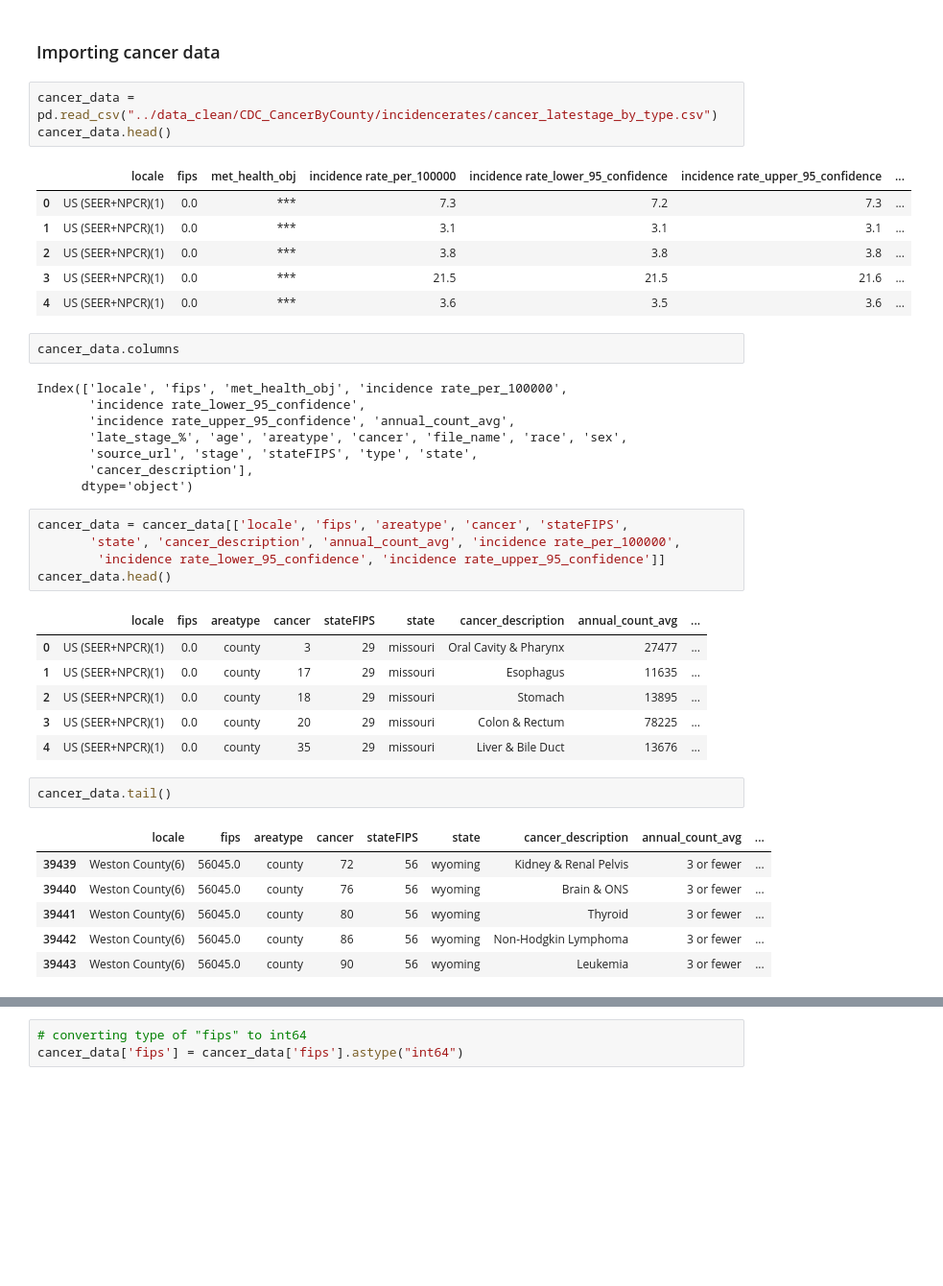
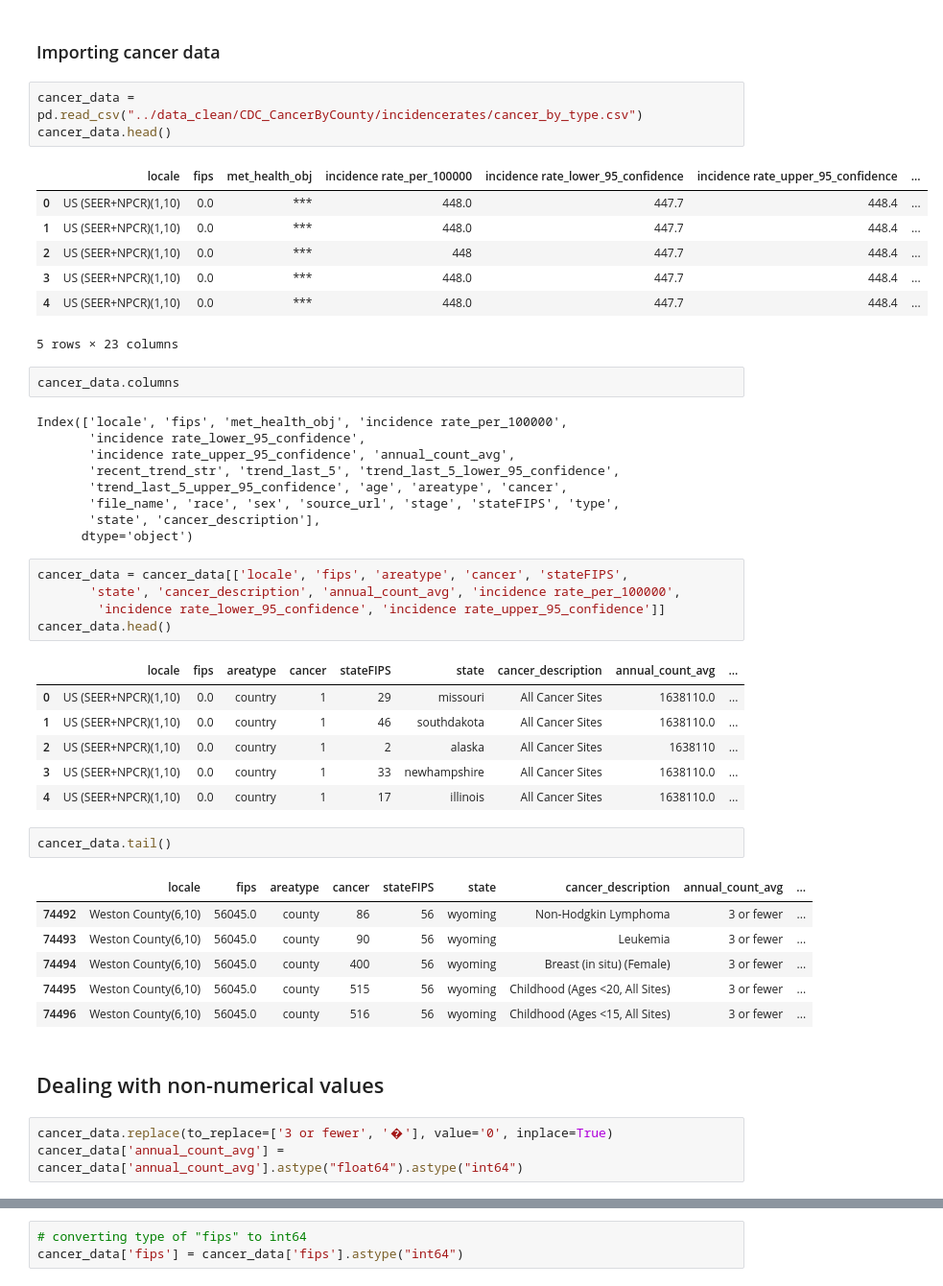
Before and after one commit to Merrel/Cancer-Industry-Dashboard, a Jupyter notebook: feature_analysis/Joining_Cancer_Industry_datasets.ipynb, the cells around one changed output, grey strips where cells are left out. Shown at 96% size. Drawn from its saved outputs; the diff is of its cells as text; blank space fills up the shorter version.

```diff
--- a/feature_analysis/Joining_Cancer_Industry_datasets.ipynb
+++ b/feature_analysis/Joining_Cancer_Industry_datasets.ipynb
@@ -5,24 +6,26 @@ import pandas as pd
 # %% [markdown]
 ### Importing cancer data
 # %%
-cancer_data = pd.read_csv("../data_clean/CDC_CancerByCounty/incidencerates/cancer_latestage_by_type.csv")
+cancer_data = pd.read_csv("../data_clean/CDC_CancerByCounty/incidencerates/cancer_by_type.csv")
 cancer_data.head()
 # %% [output]
 |  | locale | fips | met_health_obj | incidence rate_per_100000 | incidence rate_lower_95_confidence | incidence rate_upper_95_confidence | ... |
-| 0 | US (SEER+NPCR)(1) | 0.0 | *** | 7.3 | 7.2 | 7.3 | ... |
-| 1 | US (SEER+NPCR)(1) | 0.0 | *** | 3.1 | 3.1 | 3.1 | ... |
-| 2 | US (SEER+NPCR)(1) | 0.0 | *** | 3.8 | 3.8 | 3.8 | ... |
-| 3 | US (SEER+NPCR)(1) | 0.0 | *** | 21.5 | 21.5 | 21.6 | ... |
-| 4 | US (SEER+NPCR)(1) | 0.0 | *** | 3.6 | 3.5 | 3.6 | ... |
+| 0 | US (SEER+NPCR)(1,10) | 0.0 | *** | 448.0 | 447.7 | 448.4 | ... |
+| 1 | US (SEER+NPCR)(1,10) | 0.0 | *** | 448.0 | 447.7 | 448.4 | ... |
+| 2 | US (SEER+NPCR)(1,10) | 0.0 | *** | 448 | 447.7 | 448.4 | ... |
+| 3 | US (SEER+NPCR)(1,10) | 0.0 | *** | 448.0 | 447.7 | 448.4 | ... |
+| 4 | US (SEER+NPCR)(1,10) | 0.0 | *** | 448.0 | 447.7 | 448.4 | ... |
+5 rows × 23 columns
 # %%
 cancer_data.columns
 # %% [output]
 Index(['locale', 'fips', 'met_health_obj', 'incidence rate_per_100000',
        'incidence rate_lower_95_confidence',
        'incidence rate_upper_95_confidence', 'annual_count_avg',
-       'late_stage_%', 'age', 'areatype', 'cancer', 'file_name', 'race', 'sex',
-       'source_url', 'stage', 'stateFIPS', 'type', 'state',
-       'cancer_description'],
+       'recent_trend_str', 'trend_last_5', 'trend_last_5_lower_95_confidence',
+       'trend_last_5_upper_95_confidence', 'age', 'areatype', 'cancer',
+       'file_name', 'race', 'sex', 'source_url', 'stage', 'stateFIPS', 'type',
+       'state', 'cancer_description'],
       dtype='object')
 # %%
 cancer_data = cancer_data[['locale', 'fips', 'areatype', 'cancer', 'stateFIPS',
@@ -31,17 +34,22 @@ cancer_data = cancer_data[['locale', 'fips', 'areatype', 'cancer', 'stateFIPS',
 cancer_data.head()
 # %% [output]
 |  | locale | fips | areatype | cancer | stateFIPS | state | cancer_description | annual_count_avg | ... |
-| 0 | US (SEER+NPCR)(1) | 0.0 | county | 3 | 29 | missouri | Oral Cavity & Pharynx | 27477 | ... |
-| 1 | US (SEER+NPCR)(1) | 0.0 | county | 17 | 29 | missouri | Esophagus | 11635 | ... |
-| 2 | US (SEER+NPCR)(1) | 0.0 | county | 18 | 29 | missouri | Stomach | 13895 | ... |
-| 3 | US (SEER+NPCR)(1) | 0.0 | county | 20 | 29 | missouri | Colon & Rectum | 78225 | ... |
-| 4 | US (SEER+NPCR)(1) | 0.0 | county | 35 | 29 | missouri | Liver & Bile Duct | 13676 | ... |
+| 0 | US (SEER+NPCR)(1,10) | 0.0 | country | 1 | 29 | missouri | All Cancer Sites | 1638110.0 | ... |
+| 1 | US (SEER+NPCR)(1,10) | 0.0 | country | 1 | 46 | southdakota | All Cancer Sites | 1638110.0 | ... |
+| 2 | US (SEER+NPCR)(1,10) | 0.0 | country | 1 | 2 | alaska | All Cancer Sites | 1638110 | ... |
+| 3 | US (SEER+NPCR)(1,10) | 0.0 | country | 1 | 33 | newhampshire | All Cancer Sites | 1638110.0 | ... |
+| 4 | US (SEER+NPCR)(1,10) | 0.0 | country | 1 | 17 | illinois | All Cancer Sites | 1638110.0 | ... |
 # %%
 cancer_data.tail()
 # %% [output]
 |  | locale | fips | areatype | cancer | stateFIPS | state | cancer_description | annual_count_avg | ... |
-| 39439 | Weston County(6) | 56045.0 | county | 72 | 56 | wyoming | Kidney & Renal Pelvis | 3 or fewer | ... |
-| 39440 | Weston County(6) | 56045.0 | county | 76 | 56 | wyoming | Brain & ONS | 3 or fewer | ... |
-| 39441 | Weston County(6) | 56045.0 | county | 80 | 56 | wyoming | Thyroid | 3 or fewer | ... |
-| 39442 | Weston County(6) | 56045.0 | county | 86 | 56 | wyoming | Non-Hodgkin Lymphoma | 3 or fewer | ... |
-| 39443 | Weston County(6) | 56045.0 | county | 90 | 56 | wyoming | Leukemia | 3 or fewer | ... |
+| 74492 | Weston County(6,10) | 56045.0 | county | 86 | 56 | wyoming | Non-Hodgkin Lymphoma | 3 or fewer | ... |
+| 74493 | Weston County(6,10) | 56045.0 | county | 90 | 56 | wyoming | Leukemia | 3 or fewer | ... |
+| 74494 | Weston County(6,10) | 56045.0 | county | 400 | 56 | wyoming | Breast (in situ) (Female) | 3 or fewer | ... |
+| 74495 | Weston County(6,10) | 56045.0 | county | 515 | 56 | wyoming | Childhood (Ages <20, All Sites) | 3 or fewer | ... |
+| 74496 | Weston County(6,10) | 56045.0 | county | 516 | 56 | wyoming | Childhood (Ages <15, All Sites) | 3 or fewer | ... |
+# %% [markdown]
+## Dealing with non-numerical values
+# %%
+cancer_data.replace(to_replace=['3 or fewer', '�'], value='0', inplace=True)
+cancer_data['annual_count_avg'] = cancer_data['annual_count_avg'].astype("float64").astype("int64")
```
Also changed, not shown: parts of 15 cells of this notebook, 1 other file.
